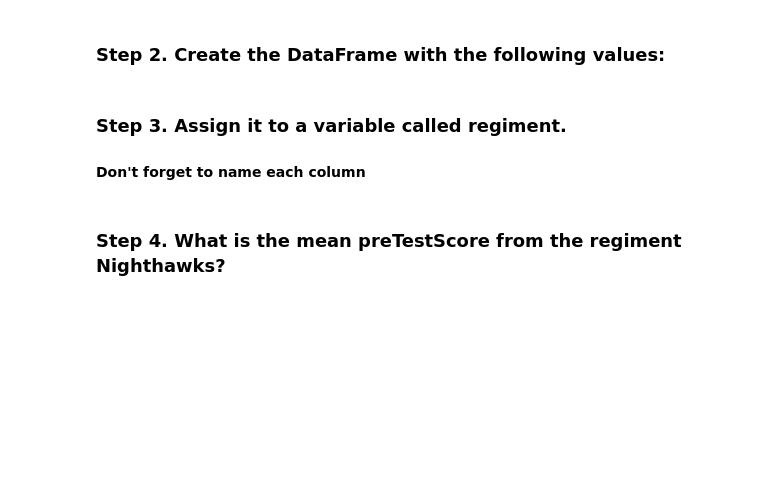
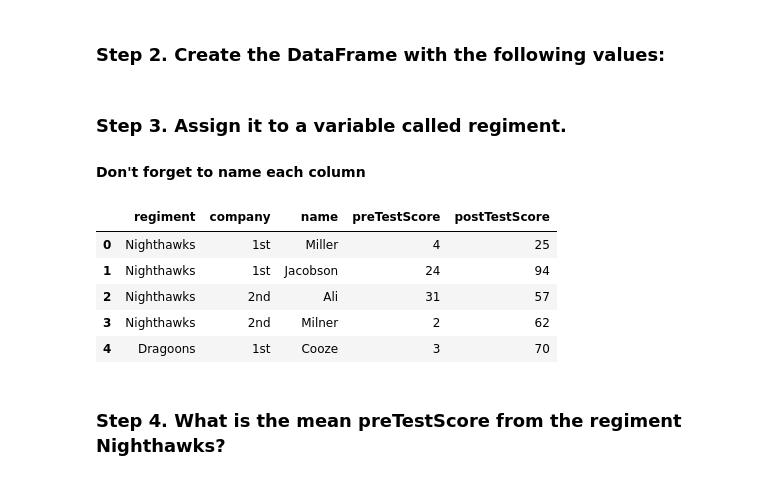
Before and after one commit to hichamsergi/Hacker-Rank, a Jupyter notebook: Pandas_exercise/MACRO.ipynb, the cells around one changed output. Drawn from its saved outputs; the diff is of its cells as text; code cells hidden in the pictures; blank space fills up the shorter version.

```diff
--- a/Pandas_exercise/MACRO.ipynb
+++ b/Pandas_exercise/MACRO.ipynb
@@ -849,5 +849,16 @@ raw_data = {'regiment': ['Nighthawks', 'Nighthawks', 'Nighthawks', 'Nighthawks',
 # %% [markdown]
 ### Step 3. Assign it to a variable called regiment.
 #### Don't forget to name each column
+# %%
+regiment = pd.DataFrame(raw_data)
+
+regiment.head()
+# %% [output]
+|  | regiment | company | name | preTestScore | postTestScore |
+| 0 | Nighthawks | 1st | Miller | 4 | 25 |
+| 1 | Nighthawks | 1st | Jacobson | 24 | 94 |
+| 2 | Nighthawks | 2nd | Ali | 31 | 57 |
+| 3 | Nighthawks | 2nd | Milner | 2 | 62 |
+| 4 | Dragoons | 1st | Cooze | 3 | 70 |
 # %% [markdown]
 ### Step 4. What is the mean preTestScore from the regiment Nighthawks?
```
Also changed, not shown: parts of 16 cells of this notebook.
